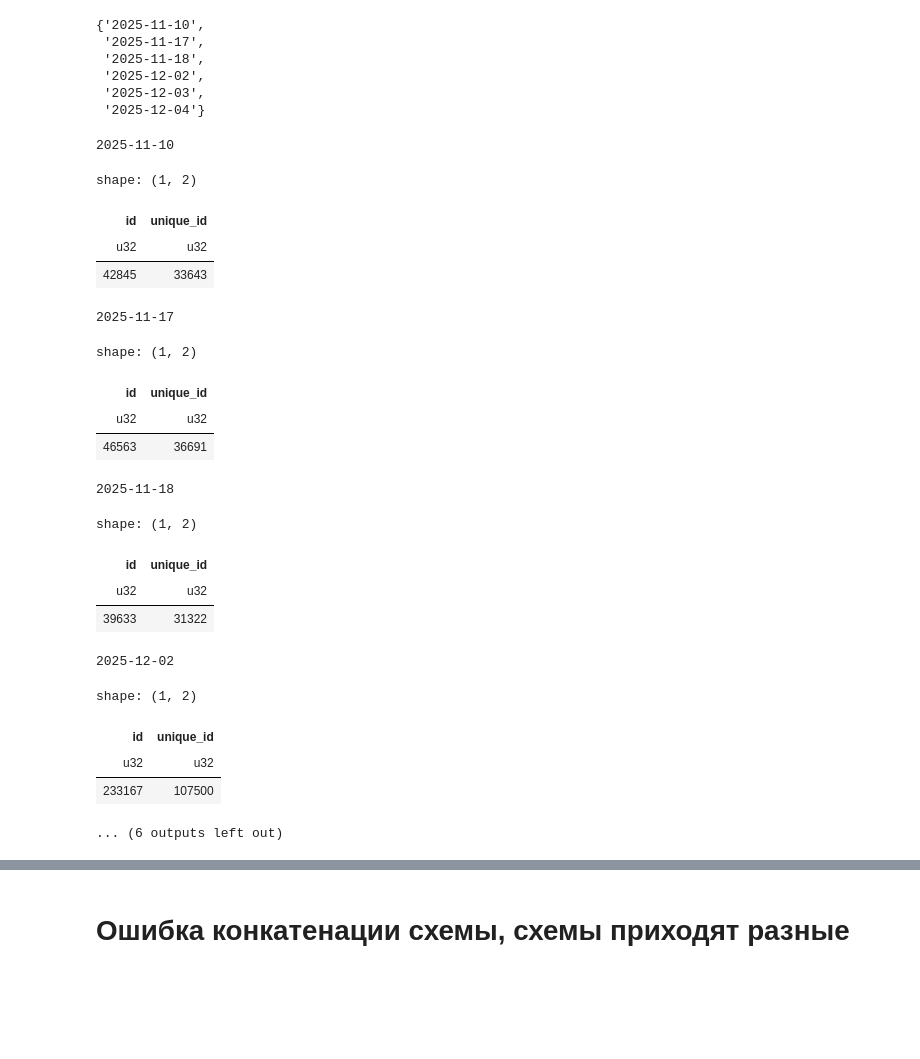
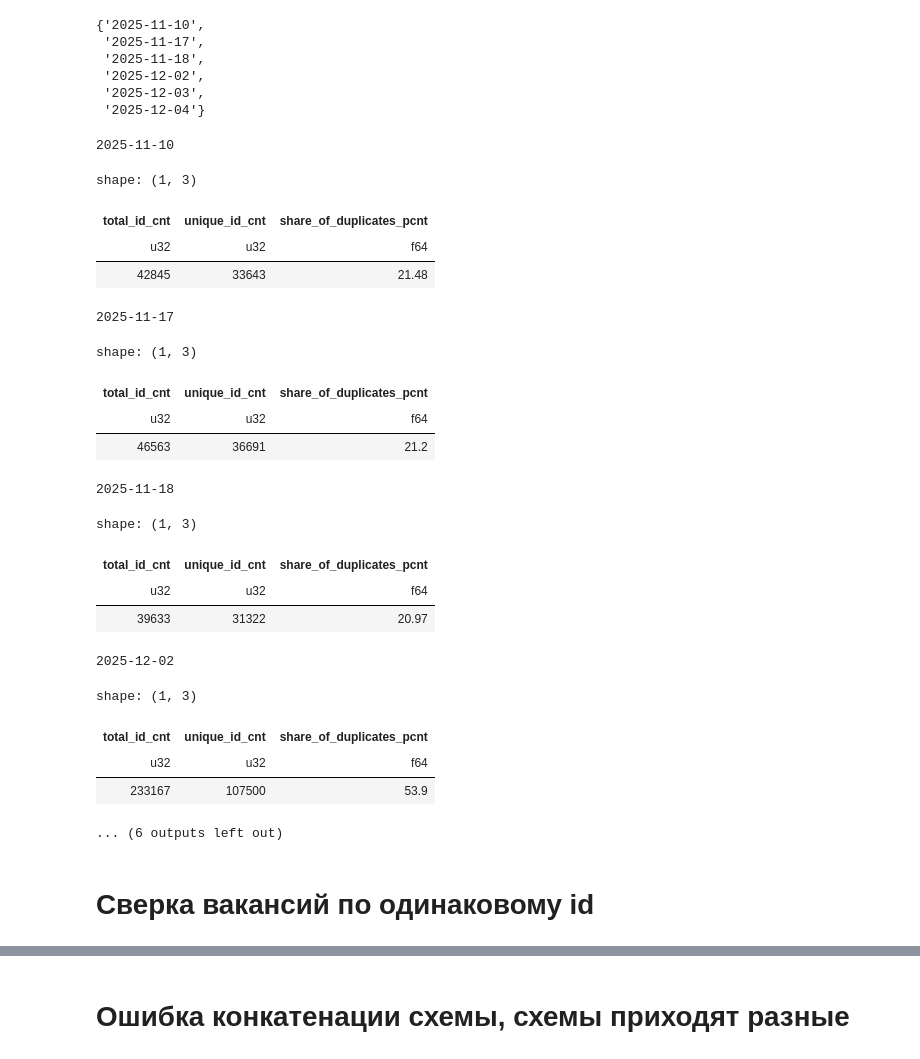
Before and after one commit to lusm554/skill-lens, a Jupyter notebook: airflow/check_bronze_hh_loader_v3.ipynb, the cells around one changed output, grey strips where cells are left out. Drawn from its saved outputs; the diff is of its cells as text; code cells hidden in the pictures; blank space fills up the shorter version.

Commit message:
too many duplicates for greedy walker algo

```diff
--- a/airflow/check_bronze_hh_loader_v3.ipynb
+++ b/airflow/check_bronze_hh_loader_v3.ipynb
@@ -61,37 +61,42 @@ bronze_report_dates
 # %%
 for report_dt in sorted(bronze_report_dates):
     print(report_dt)
     df_lazy = pl.scan_ndjson(
         f"s3://bronze/hh/vacancies/date={report_dt}/*.jsonl.gz",
         storage_options=storage_options,
         infer_schema_length=None
     )
+    total_id_cnt = pl.col('id').count()
+    unique_id_cnt = pl.col('id').unique().count()
     display(
         df_lazy.select(
-            pl.col('id').count().alias('id'),
-            pl.col('id').unique().count().alias('unique_id')
+            total_id_cnt.alias('total_id_cnt'),
+            unique_id_cnt.alias('unique_id_cnt'),
+            ((total_id_cnt-unique_id_cnt)/total_id_cnt*100).round(2).alias('share_of_duplicates_pcnt')
         ).collect()
     )
     print()
 # %% [output]
 2025-11-10
-shape: (1, 2)
+shape: (1, 3)
-| id | unique_id |
-| u32 | u32 |
-| 42845 | 33643 |
+| total_id_cnt | unique_id_cnt | share_of_duplicates_pcnt |
+| u32 | u32 | f64 |
+| 42845 | 33643 | 21.48 |
 2025-11-17
-shape: (1, 2)
+shape: (1, 3)
-| id | unique_id |
-| u32 | u32 |
-| 46563 | 36691 |
+| total_id_cnt | unique_id_cnt | share_of_duplicates_pcnt |
+| u32 | u32 | f64 |
+| 46563 | 36691 | 21.2 |
 2025-11-18
-shape: (1, 2)
+shape: (1, 3)
-| id | unique_id |
-| u32 | u32 |
-| 39633 | 31322 |
+| total_id_cnt | unique_id_cnt | share_of_duplicates_pcnt |
+| u32 | u32 | f64 |
+| 39633 | 31322 | 20.97 |
 2025-12-02
-shape: (1, 2)
+shape: (1, 3)
-| id | unique_id |
-| u32 | u32 |
-| 233167 | 107500 |
+| total_id_cnt | unique_id_cnt | share_of_duplicates_pcnt |
+| u32 | u32 | f64 |
+| 233167 | 107500 | 53.9 |
 ... (6 outputs left out)
+# %% [markdown]
+# Сверка вакансий по одинаковому id
```
Also changed, not shown: parts of 2 cells of this notebook.
